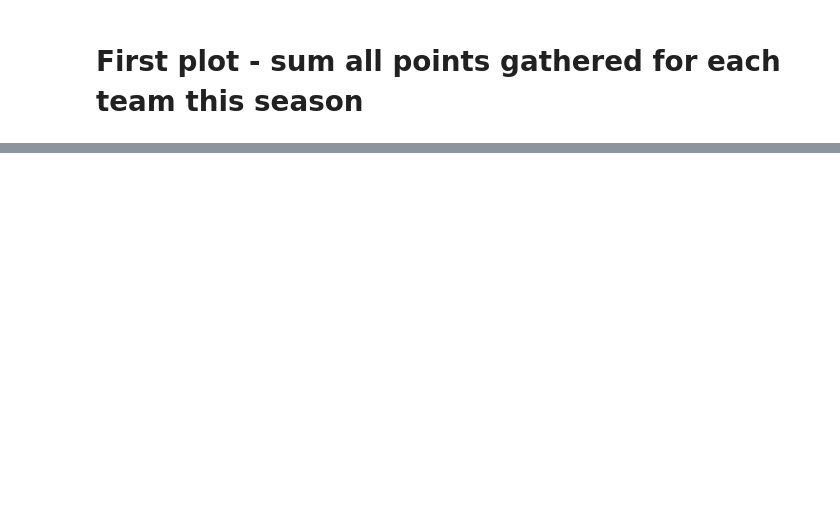
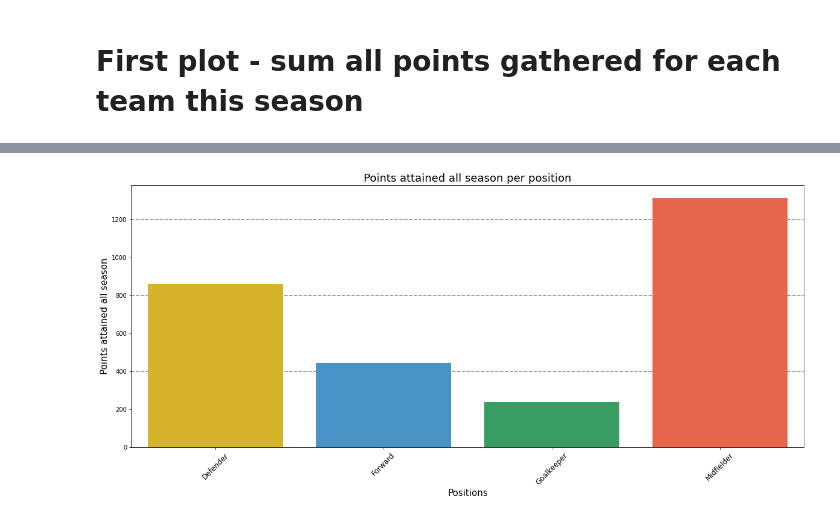
Before and after one commit to JedrzejSarna/fpl_analysis, a Jupyter notebook: FPL_analysis.ipynb, the cells around one changed output, grey strips where cells are left out. Cells and saved outputs as stored; diff of their text form; code cells hidden in the pictures; blank space fills up the shorter version.

```diff
--- a/FPL_analysis.ipynb
+++ b/FPL_analysis.ipynb
@@ -370,0 +429,20 @@ fi
+# %%
+def barplot_fplpoints_per_position():
+    plt.figure(figsize=(20, 8))
+
+    played_already = final_dataset[final_dataset['total_points'] >= 1]
+    df = played_already.groupby('position_name')['total_points'].agg(['sum', 'mean', 'count'])
+
+    sns.barplot(x=fpl_points_per_position.index, y=fpl_points_per_position.values, palette = list(position_colors.values()))
+    for i in range(400, max(fpl_points_per_position.values)+1, 400):
+        plt.axhline(i, color='gray', linestyle='--', zorder = 0)
+
+    plt.xticks(rotation=45, fontsize=12)
+    plt.xlabel('Positions', fontsize=15)
+    plt.ylabel('Points attained all season', fontsize=15)
+    plt.title('Points attained all season per position', fontsize=18)
+    plt.show()
+# %%
+barplot_fplpoints_per_position()
+# %% [output]
+[figure, added]
```
Also changed, not shown: parts of 13 cells of this notebook.
